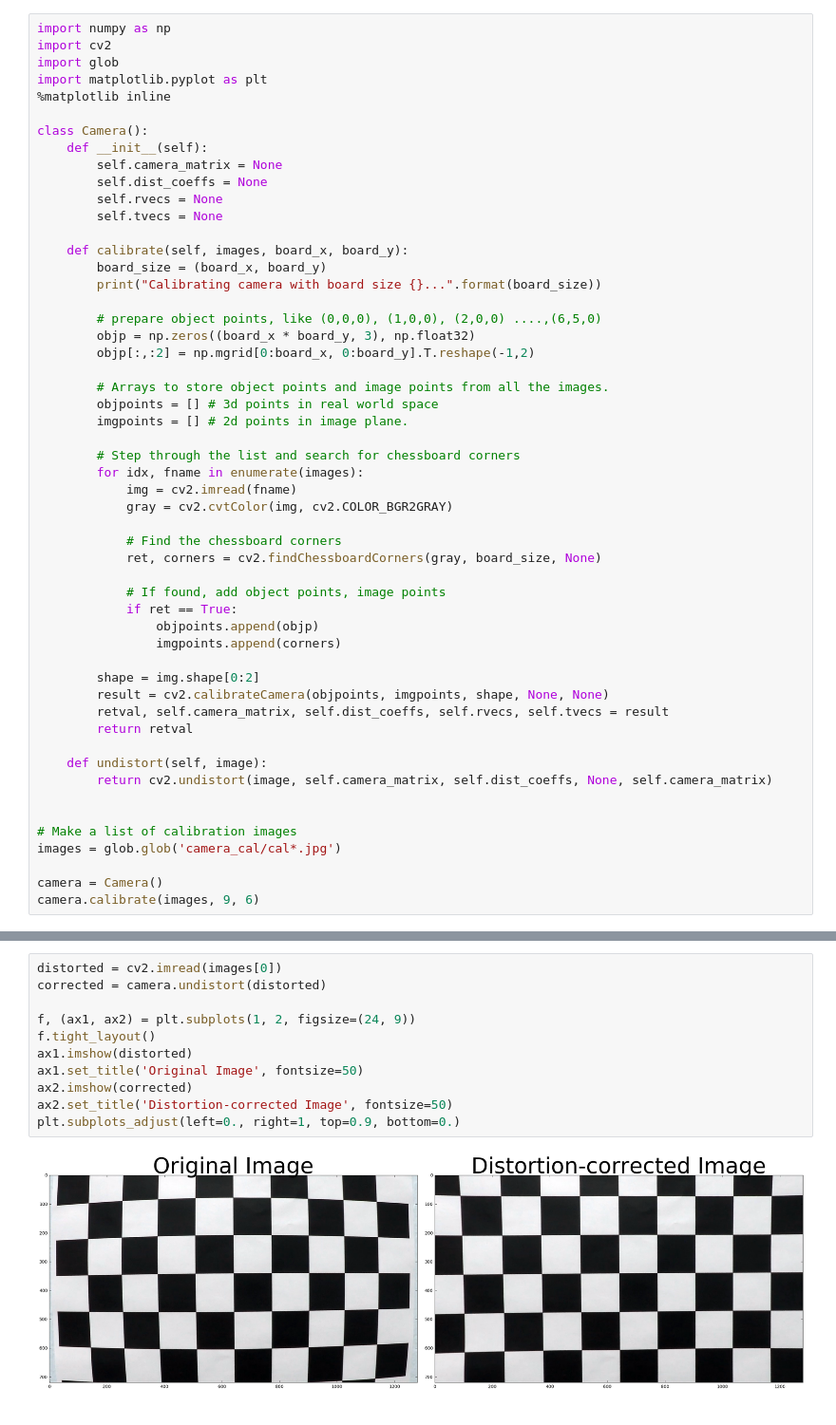
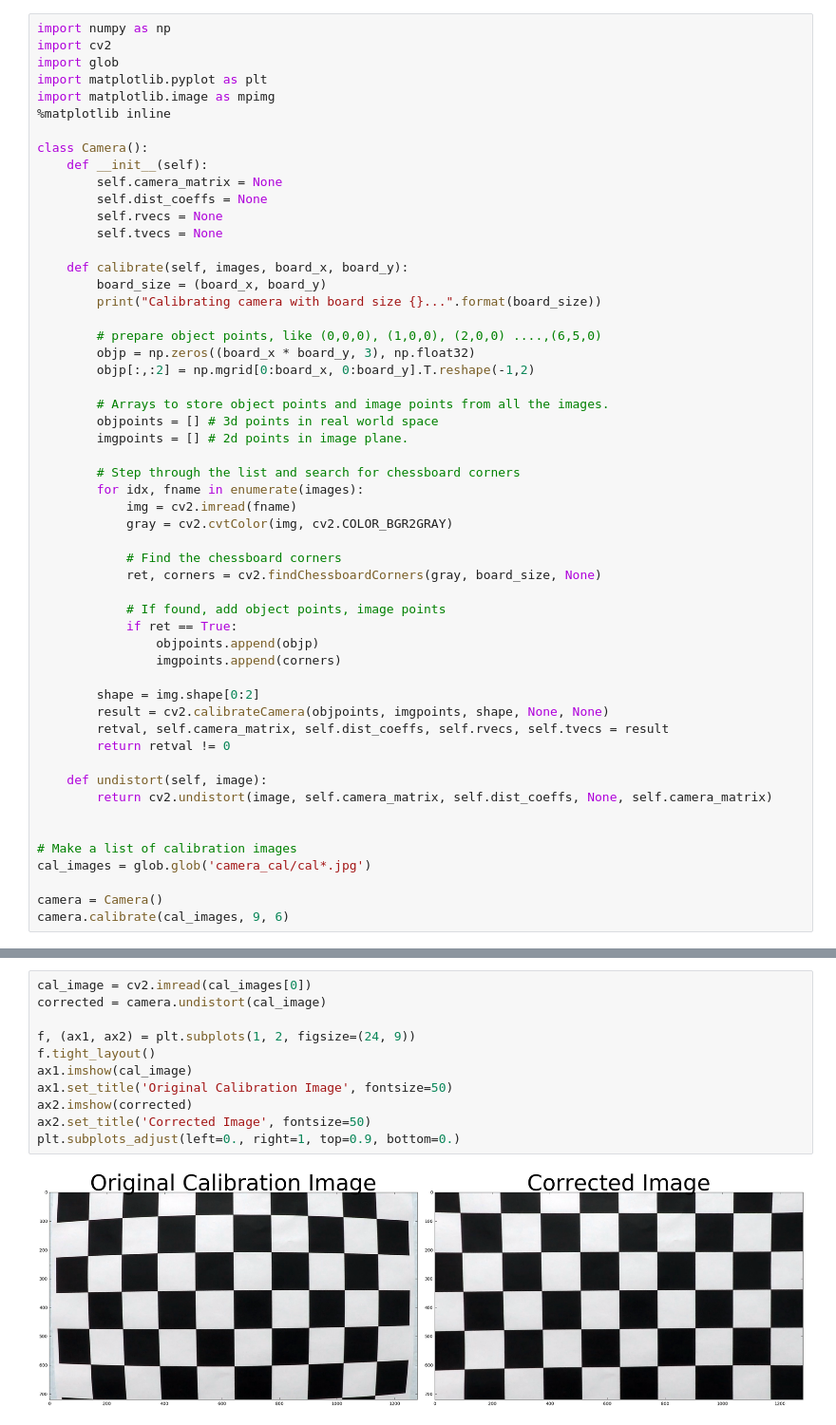
Before and after one commit to mjbeauregard/CarND-Advanced-Lane-Lines, a Jupyter notebook: Solution.ipynb, the cells around one changed output, grey strips where cells are left out. Shown at 95% size. Drawn from its saved outputs; the diff is of its cells as text.

Commit message:
Add sample distortion corrected images

```diff
--- a/Solution.ipynb
+++ b/Solution.ipynb
@@ -5,6 +24,7 @@ import numpy as np
 import cv2
 import glob
 import matplotlib.pyplot as plt
+import matplotlib.image as mpimg
 %matplotlib inline
 
 class Camera():
@@ -42,16 +62,16 @@ class Camera():
         shape = img.shape[0:2]
         result = cv2.calibrateCamera(objpoints, imgpoints, shape, None, None)
         retval, self.camera_matrix, self.dist_coeffs, self.rvecs, self.tvecs = result
-        return retval
+        return retval != 0
 
     def undistort(self, image):
         return cv2.undistort(image, self.camera_matrix, self.dist_coeffs, None, self.camera_matrix)
 
 
 # Make a list of calibration images
-images = glob.glob('camera_cal/cal*.jpg')
+cal_images = glob.glob('camera_cal/cal*.jpg')
 
 camera = Camera()
-camera.calibrate(images, 9, 6)
+camera.calibrate(cal_images, 9, 6)
 # %% [output]
 Calibrating camera with board size (9, 6)...
@@ -61,13 +83,13 @@ Calibrating camera with board size (9, 6)...
 # %%
-distorted = cv2.imread(images[0])
-corrected = camera.undistort(distorted)
+cal_image = cv2.imread(cal_images[0])
+corrected = camera.undistort(cal_image)
 
 f, (ax1, ax2) = plt.subplots(1, 2, figsize=(24, 9))
 f.tight_layout()
-ax1.imshow(distorted)
-ax1.set_title('Original Image', fontsize=50)
+ax1.imshow(cal_image)
+ax1.set_title('Original Calibration Image', fontsize=50)
 ax2.imshow(corrected)
-ax2.set_title('Distortion-corrected Image', fontsize=50)
+ax2.set_title('Corrected Image', fontsize=50)
 plt.subplots_adjust(left=0., right=1, top=0.9, bottom=0.)
 # %% [output]
-[figure, old version]
+[figure, new version]
```
Also changed, not shown: parts of 7 cells of this notebook, 4 other files.
